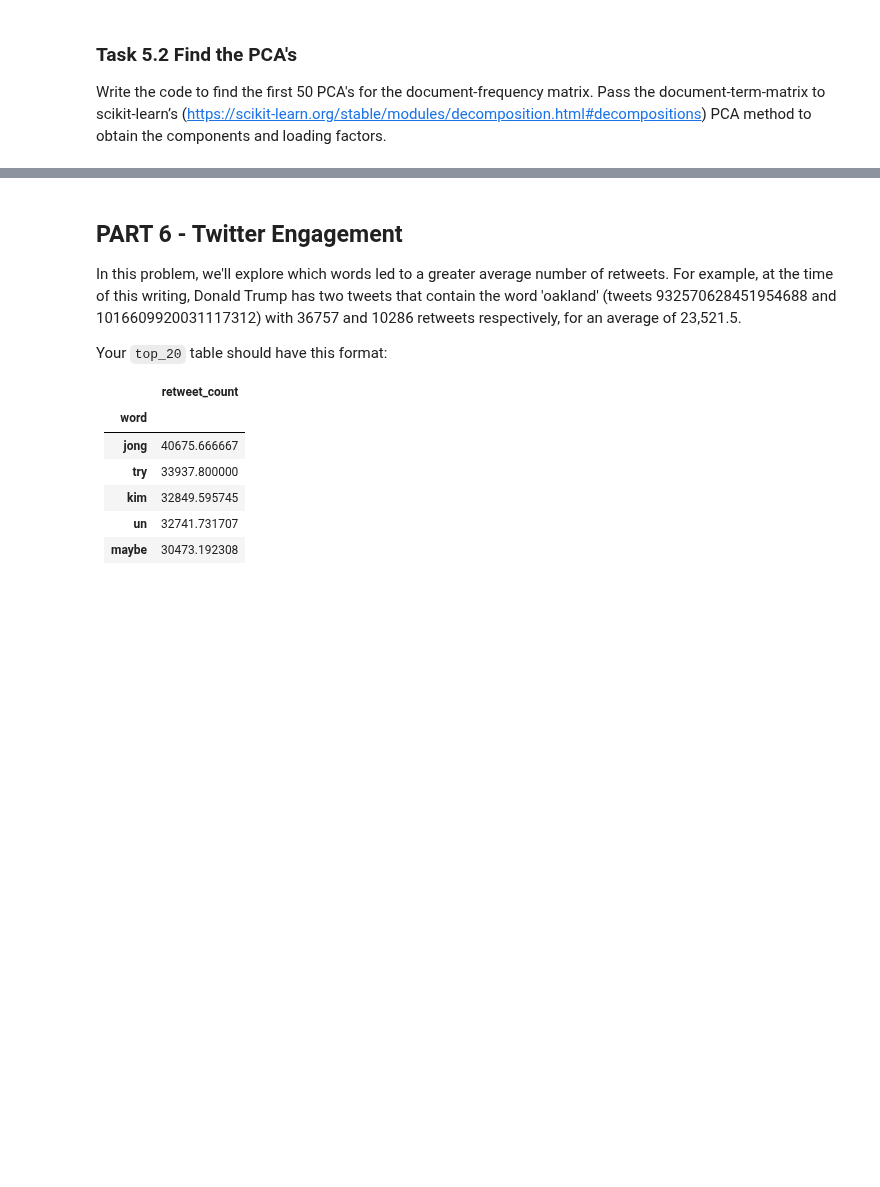
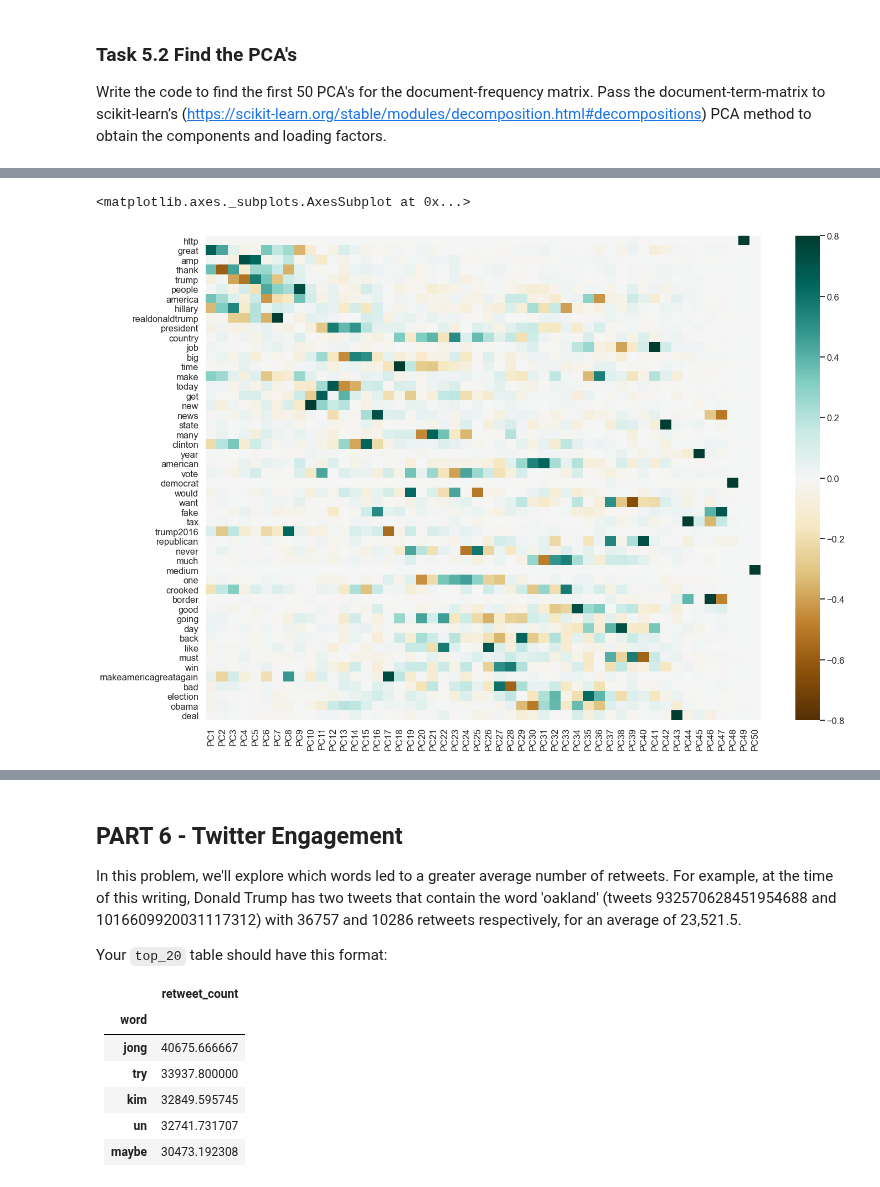
Before and after one commit to aarif-razak/cs439Work, a Jupyter notebook: MidSemProject/MidSemester_Project_F21_V1.ipynb, the cells around one changed output, grey strips where cells are left out. Drawn from its saved outputs; the diff is of its cells as text; code cells hidden in the pictures; blank space fills up the shorter version.

Commit message:
semi working scatterplot
aiya

```diff
--- a/MidSemProject/MidSemester_Project_F21_V1.ipynb
+++ b/MidSemProject/MidSemester_Project_F21_V1.ipynb
@@ -936,18 +988,26 @@ Write the code to find the first 50 PCA's for the document-frequency matrix. Pas
 # %%
 ### BEGIN SOLUTION
 
-w_to_idx ={}
-for i in range(len(words)):
-    w_to_idx[words[i]] = i
 
-X = np.zeros((1000,50))
+# PCA
+from sklearn.decomposition import PCA
+pca = PCA()
+pca.fit(matrix)
+print(pca.components_)
+print(pca.explained_variance_)
 
-selected_tweets = tmp.index.unique()[:1000]
+#w_to_idx ={}
+#for i in range(len(words)):
+#    w_to_idx[words[i]] = i
 
-for i in range(1000):
-    tmp_i = tmp.loc[[selected_tweets[i]]]
-    for j in range(len(tmp_i)):
-        if tmp_i.iloc[j]['word'] in words:
-            X[i, w_to_idx[tmp_i.iloc[j]['word']]] += 1
+#X = np.zeros((1000,50))
+
+#selected_tweets = tmp.index.unique()[:1000]
+
+#for i in range(1000):
+#    tmp_i = tmp.loc[[selected_tweets[i]]]
+#    for j in range(len(tmp_i)):
+#        if tmp_i.iloc[j]['word'] in words:
+#            X[i, w_to_idx[tmp_i.iloc[j]['word']]] += 1
 
 ### END SOLUTION
@@ -965,3 +1037,18 @@ We can examine the PCA results to look at the heatmap. Make a grid plot which sh
+# %%
+### BEGIN SOLUTION
+
+
+pca_map= pd.DataFrame(pca.components_,columns=words)
+#transpose the matrix to switch the resulting heatmap axis
+pca_map_flipped = pca_map.transpose()
+plt.figure(figsize=(20,15))
+sns.heatmap(pca_map_flipped, cmap="BrBG", vmin= -0.8, vmax=0.8, xticklabels=["PC"+str(x) for x in range(1,51)]
+, yticklabels=True)
+
+### END SOLUTION
+# %% [output]
+<matplotlib.axes._subplots.AxesSubplot at 0x...>
+[figure, added]
 # %% [markdown]
 ### Task 5.4 PCA Compare
 We can determine how many words and how many components are needed to do a good visualization. Plot PC1 and PC2 in a 2D plot. The results should be similar to following scatter plot
```
Also changed, not shown: parts of 14 cells of this notebook.
